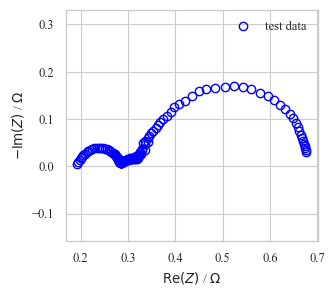
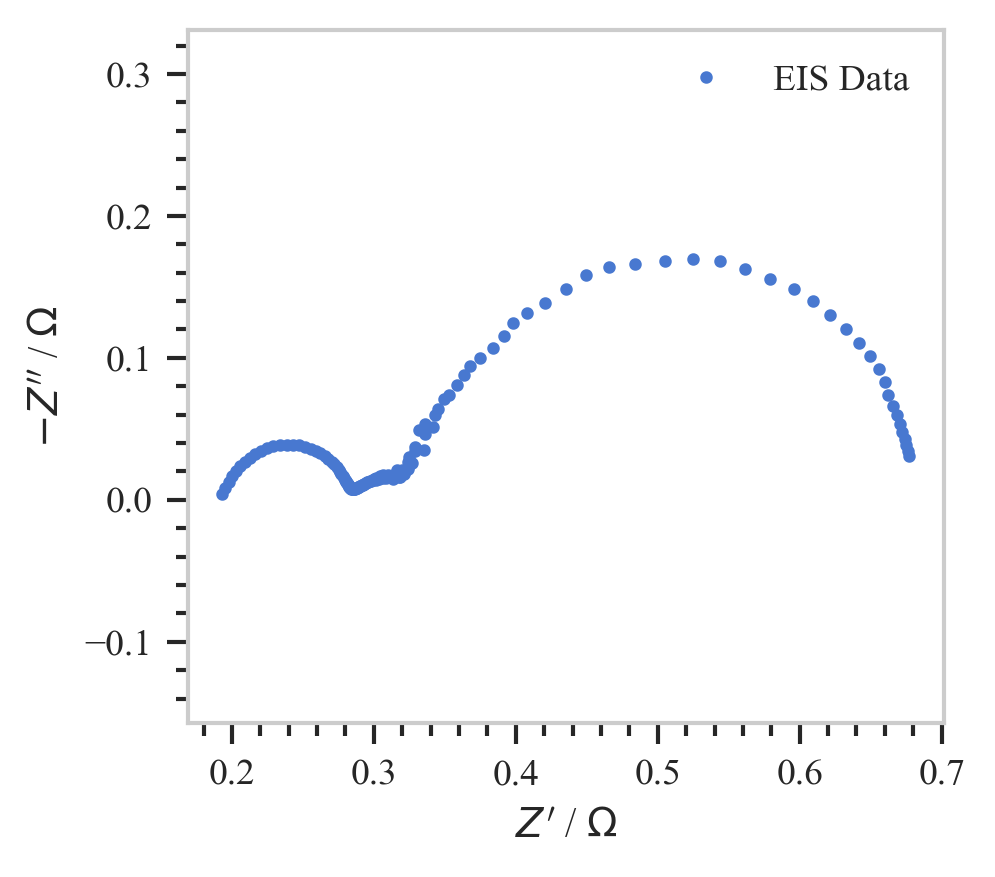
The notebook cell's code change between the first figure and the second:
--- before
+++ after
@@ -9,10 +9,24 @@
             "Z_im": 'Z_im',
         }
-eis_object = data.to_EISData(column_mapping=column_mapping)
+EISData_object = data.to_EISData(column_mapping=column_mapping)
 
-eis_object.dataset_type = "measured"
-eis_object.colour = "blue"
-eis_object.label = "test data"
-eis_object.trim_inductive()
-fig, ax = EISPlot(eis_object).plot_nyquist()
-display(fig)
+EISData_object.trim_inductive()
+
+
+data_plot = NyquistPlot(figsize=(3.25, 3), dpi=300) 
+data_plot.add_plot(EISData_object, label = "EIS Data", linestyle = "", marker = "o", markersize = 2)
+
+### Plot formatting
+## Ensure ratio equal
+# data_plot.ax.set_aspect("equal", adjustable="datalim")  # if enable, overall fig size will be strictly enforced, but x and y limits will be overwritten. So will padding of labels I think.
+# data_plot.ax.set_aspect('equal',adjustable='box') # if enable this, fig size will get overwritten, at least in y. but can set x and y lim
+## Cropping
+# data_plot.ax.set_ylim([0.01, None]) # can always edit afterwards like most settings with something like
+## Embellishments
+data_plot.add_major_ticks(major_tick_spacing = 0.1)
+data_plot.add_minor_ticks(major_tick_spacing = 5)
+# data_plot.ax.grid(True)
+# data_plot.ax.legend(bbox_to_anchor=(0., 0.9), loc="upper left") # manual legend settings
+data_plot.ax.legend()
+
+display(data_plot.fig)

Commit: feat(plots and drt): change DRT and DRT plotting - refactor DRT data handling - add new DRT plotting functions